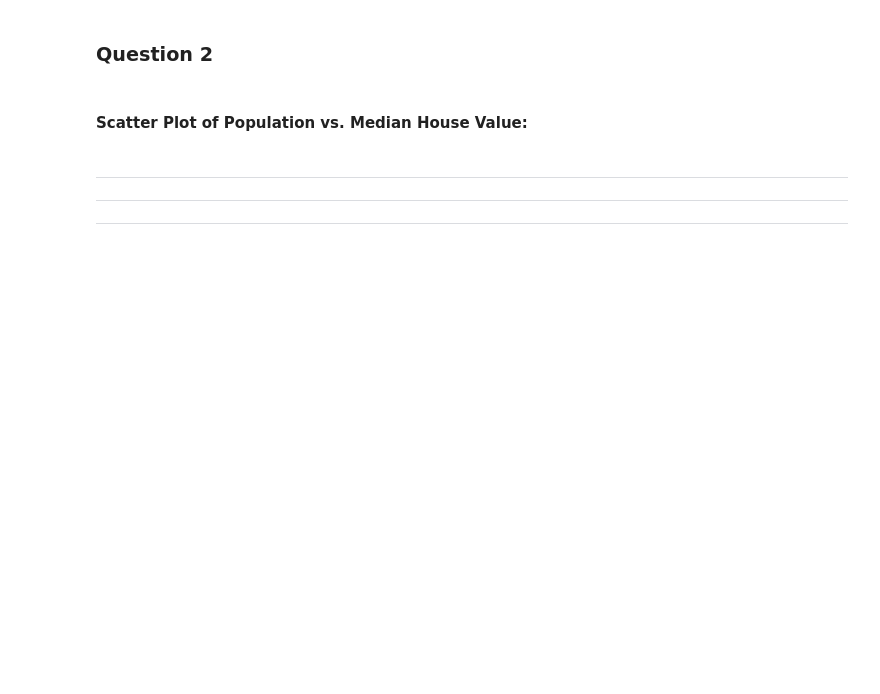
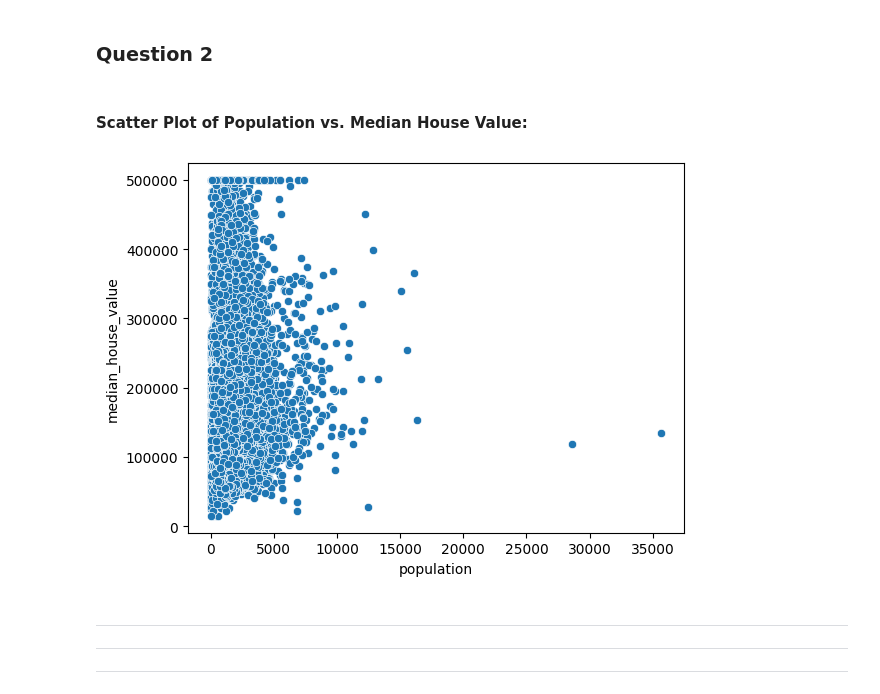
Before and after one commit to radtothebone/data-science-3401, a Jupyter notebook: Homework/Christian_Herrera_HW11.ipynb, the cells around one changed output. Cells and saved outputs as stored; diff of their text form; code cells hidden in the pictures; blank space fills up the shorter version.

```diff
--- a/Homework/Christian_Herrera_HW11.ipynb
+++ b/Homework/Christian_Herrera_HW11.ipynb
@@ -56,6 +69,12 @@ s
 ### **Question 2**
 # %% [markdown]
 #### Scatter Plot of Population vs. Median House Value:
+# %%
+sns.scatterplot(data=df, x='population', y='median_house_value')
+# Not 100% sure that this is the correct orientation for the plot.
+plt.show()
+# %% [output]
+[figure, added]
 # %% [markdown]
 
 
```
Also changed, not shown: parts of 7 cells of this notebook.
